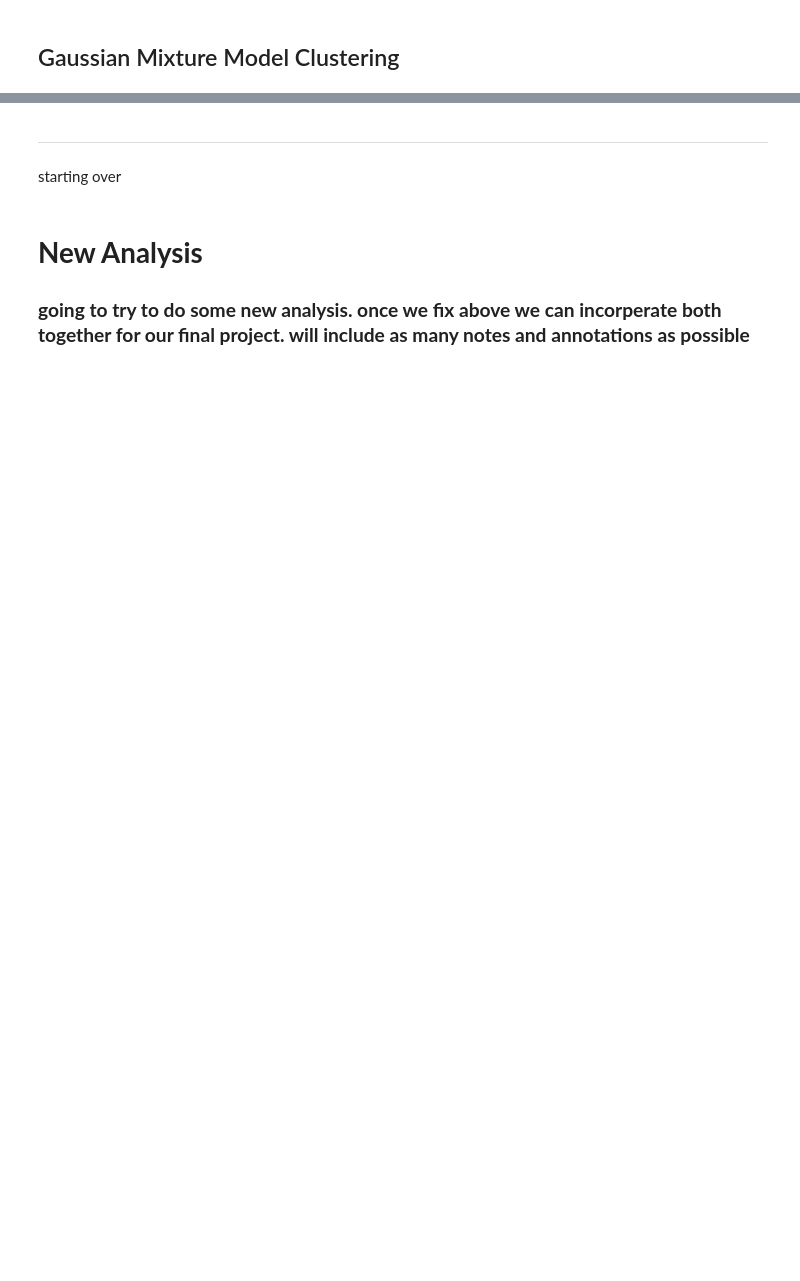
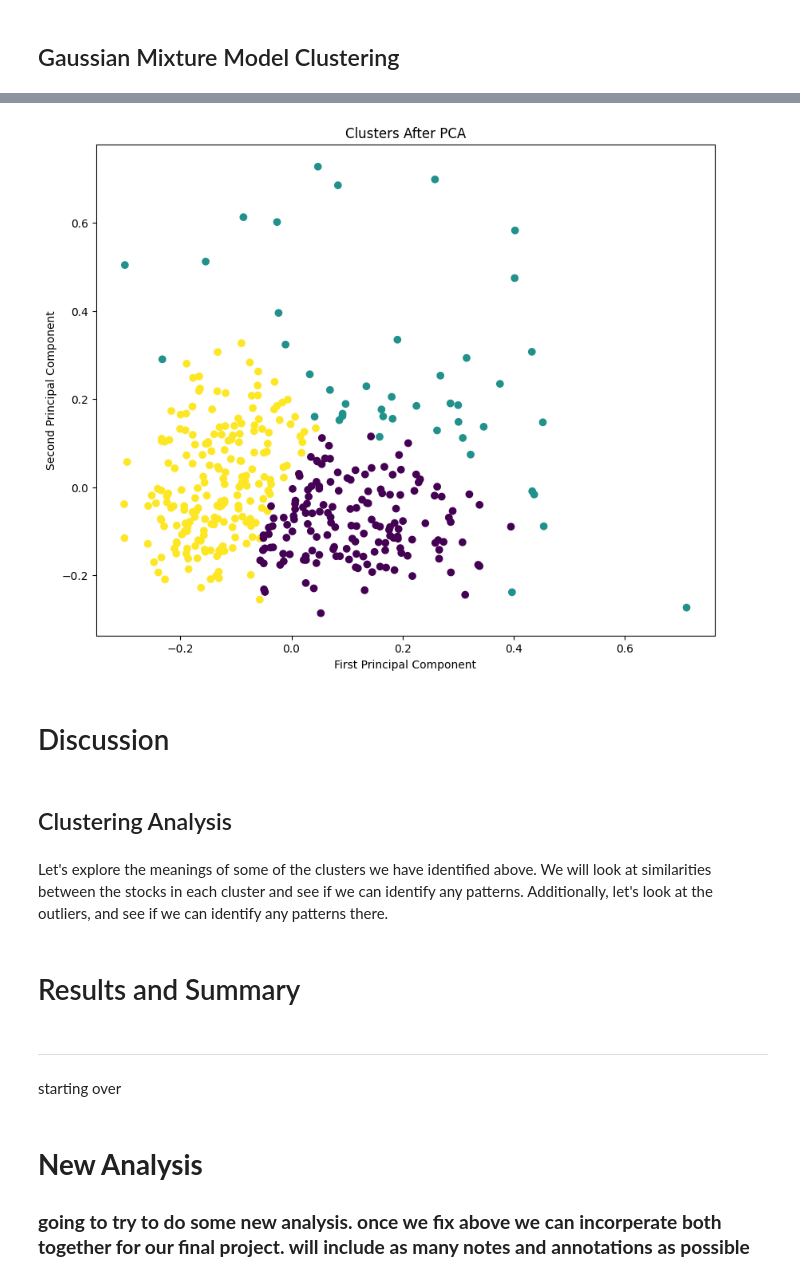
Before and after one commit to Purpup/COGS118B-Project, a Jupyter notebook: FinalProject.ipynb, the cells around one changed output, grey strips where cells are left out. Saved outputs shown, nothing was run; the diff lists cells and outputs as text; code cells hidden in the pictures; blank space fills up the shorter version.

```diff
--- a/FinalProject.ipynb
+++ b/FinalProject.ipynb
@@ -407,0 +390,24 @@ plt.show()
+# %%
+n_components = 3
+gmm = GaussianMixture(n_components=n_components, random_state=0)
+gmm.fit(df_reduced)
+
+clusters = gmm.predict(df_reduced)
+
+df_normalized['Cluster'] = clusters
+# %%
+# Plot the clusters in principal component space
+plt.figure(figsize=(10, 8))
+plt.scatter(df_reduced[:, 0], df_reduced[:, 1], c=clusters, cmap='viridis')
+plt.title('Clusters After PCA')
+plt.xlabel('First Principal Component')
+plt.ylabel('Second Principal Component')
+plt.show()
+# %% [output]
+[figure, added]
+# %% [markdown]
+# Discussion
+# %% [markdown]
+## Clustering Analysis
+# %% [markdown]
+Let's explore the meanings of some of the clusters we have identified above. We will look at similarities between the stocks in each cluster and see if we can identify any patterns. Additionally, let's look at the outliers, and see if we can identify any patterns there.
@@ -408,3 +416,5 @@ plt.show()
+# %% [markdown]
+# Results and Summary
 # %% [markdown]
 ---
 # %% [markdown]
```
Also changed, not shown: parts of 22 cells of this notebook, 1 other file.
